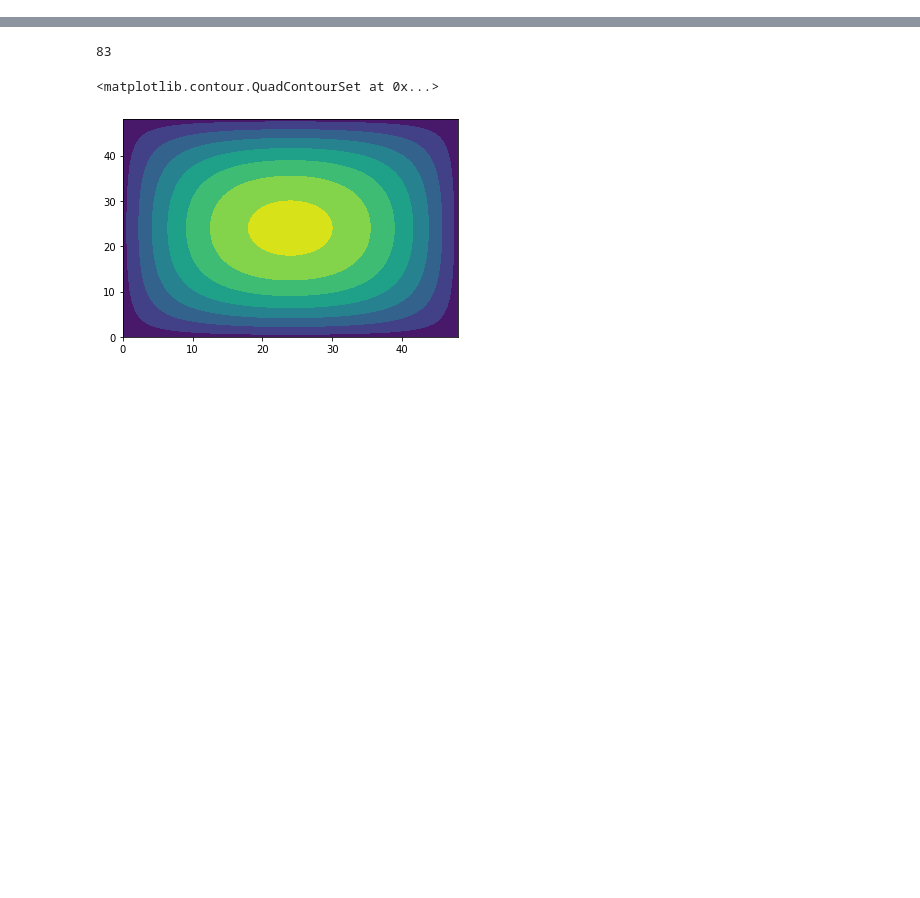
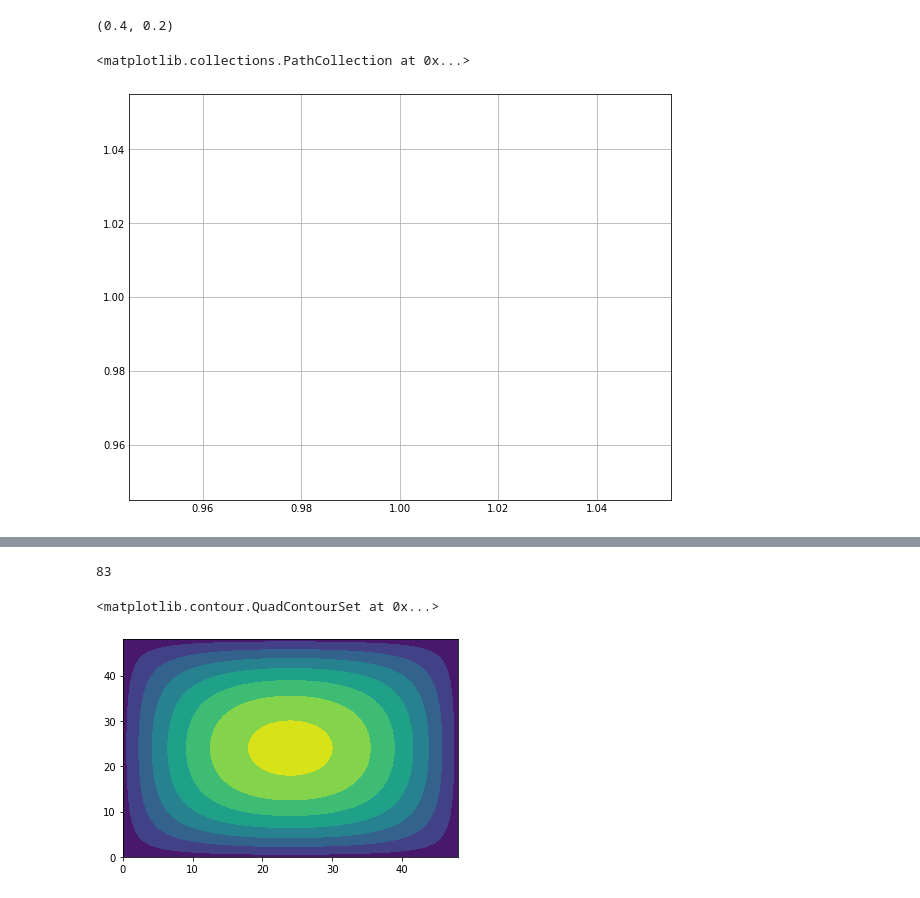
Before and after one commit to mazhengcn/scientific-computing-with-python, a Jupyter notebook: others/FDM.ipynb, the cells around one changed output, grey strips where cells are left out. Saved outputs shown, nothing was run; the diff lists cells and outputs as text; code cells hidden in the pictures; blank space fills up the shorter version.

```diff
--- a/others/FDM.ipynb
+++ b/others/FDM.ipynb
@@ -33,0 +268,27 @@ def Laplacian(u):
+# %%
+# i, j
+i = 10
+j = 20
+X[i,j], Y[i, j]
+# %% [output]
+(0.4, 0.2)
+# %%
+fig, ax = plt.subplots(figsize=(6.4 * 1.2, 4.8 * 1.2))
+
+ubc = np.zeros((51,51))
+
+ubc[1:-1, 1:-1] = u
+
+ax.scatter(np.ones((51,51)), np.ones((51,51)), ubc)
+#
+# X.shape, Y.shape
+
+# for i in range(51):
+#     for j in range(51):
+#         x = X[i, j]
+#         y = Y[i, j]
+#         u = ubc[i, j]
+#         plot_point(x, y, u)
+# %% [output]
+<matplotlib.collections.PathCollection at 0x...>
+[figure, added]
```
Also changed, not shown: parts of 34 cells of this notebook, 8 other files.
